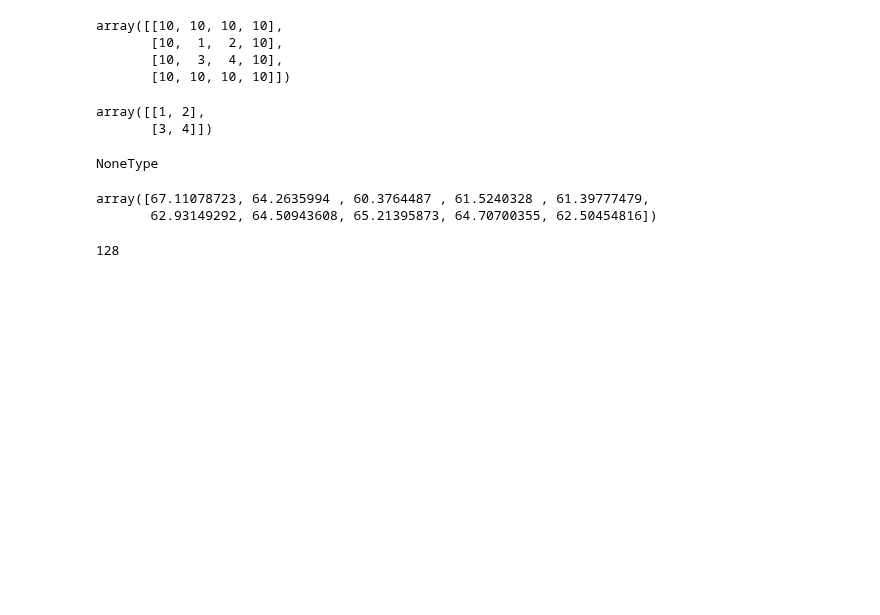
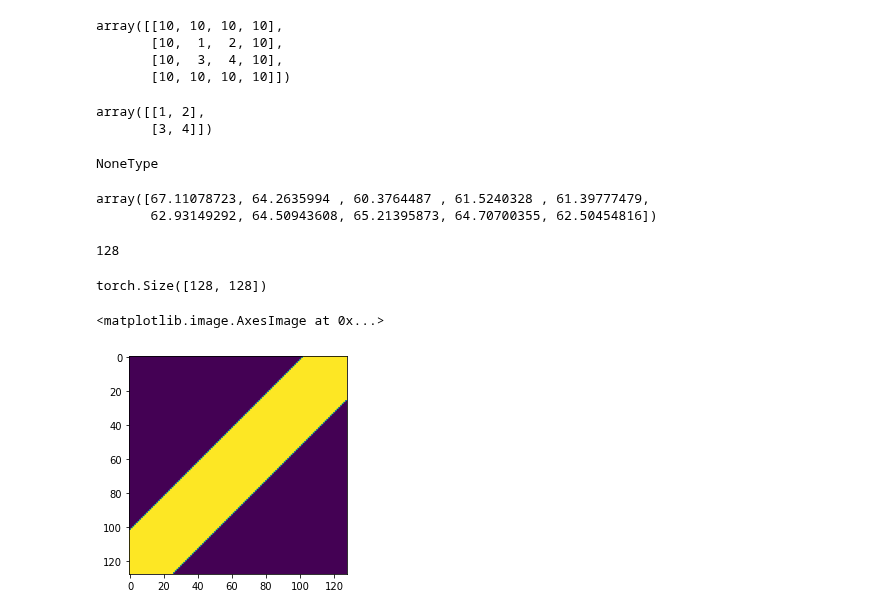
Before and after one commit to utkaiser/masterthesis_code, a Jupyter notebook: analysis/test.ipynb, the cells around one changed output. Drawn from its saved outputs; the diff is of its cells as text; code cells hidden in the pictures; blank space fills up the shorter version.

```diff
--- a/analysis/test.ipynb
+++ b/analysis/test.ipynb
@@ -184,3 +184,22 @@ a,b = np.meshgrid(np.linspace(-1, 1, res_f), np.linspace(-1, 1, res_f))
 len(a)
 # %% [output]
 128
+# %%
+import torch
+import numpy as np
+import matplotlib.pyplot as plt
+
+dx = .1
+x = np.linspace(-1,1,128)
+y = np.linspace(-1,1,128)
+xx, yy = np.meshgrid(x, y)
+
+vel_profile = torch.from_numpy(1. + 0.0 * yy - 0.5 * (np.abs(yy + xx - 0.) > 0.4) + 0. * (np.abs(xx - 0.4) < 0.2) * (np.abs(yy - 0.5) < 0.1))
+print(vel_profile.shape)
+a = vel_profile.unsqueeze(dim=0).repeat(5,1,1)
+
+plt.imshow(a[0])
+# %% [output]
+torch.Size([128, 128])
+<matplotlib.image.AxesImage at 0x...>
+[figure, added]
```
Also changed, not shown: 10 other files.
